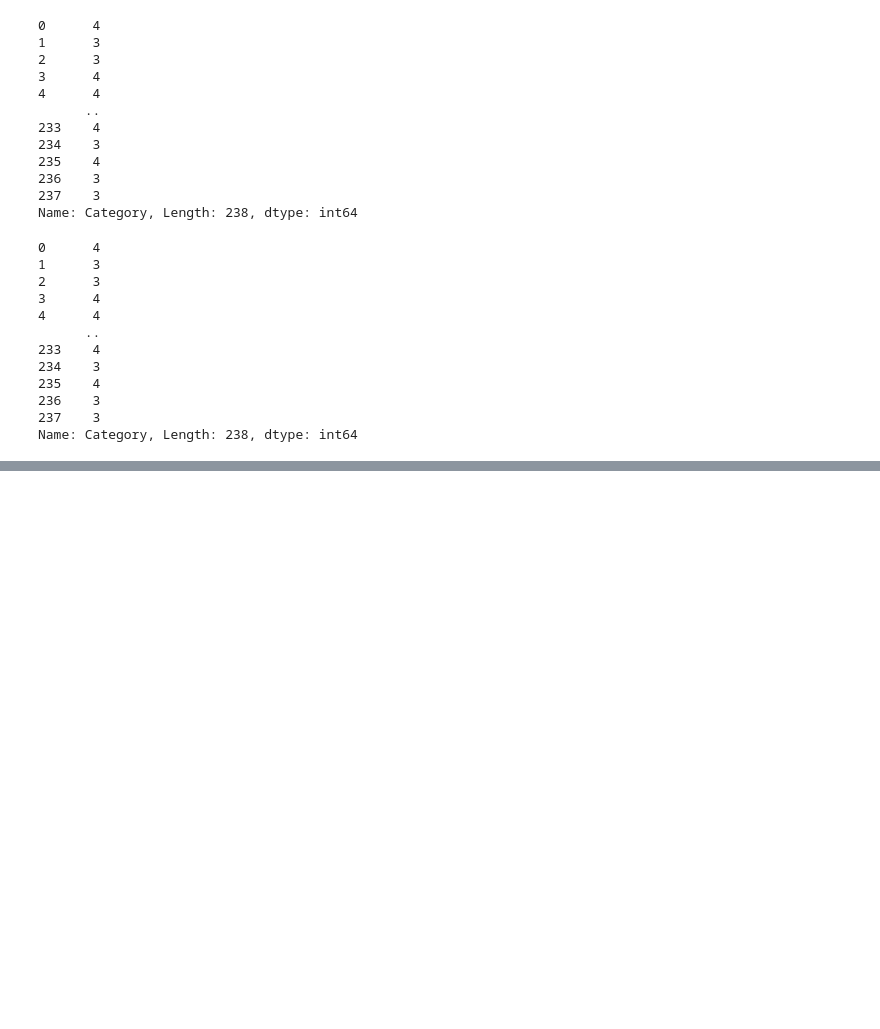
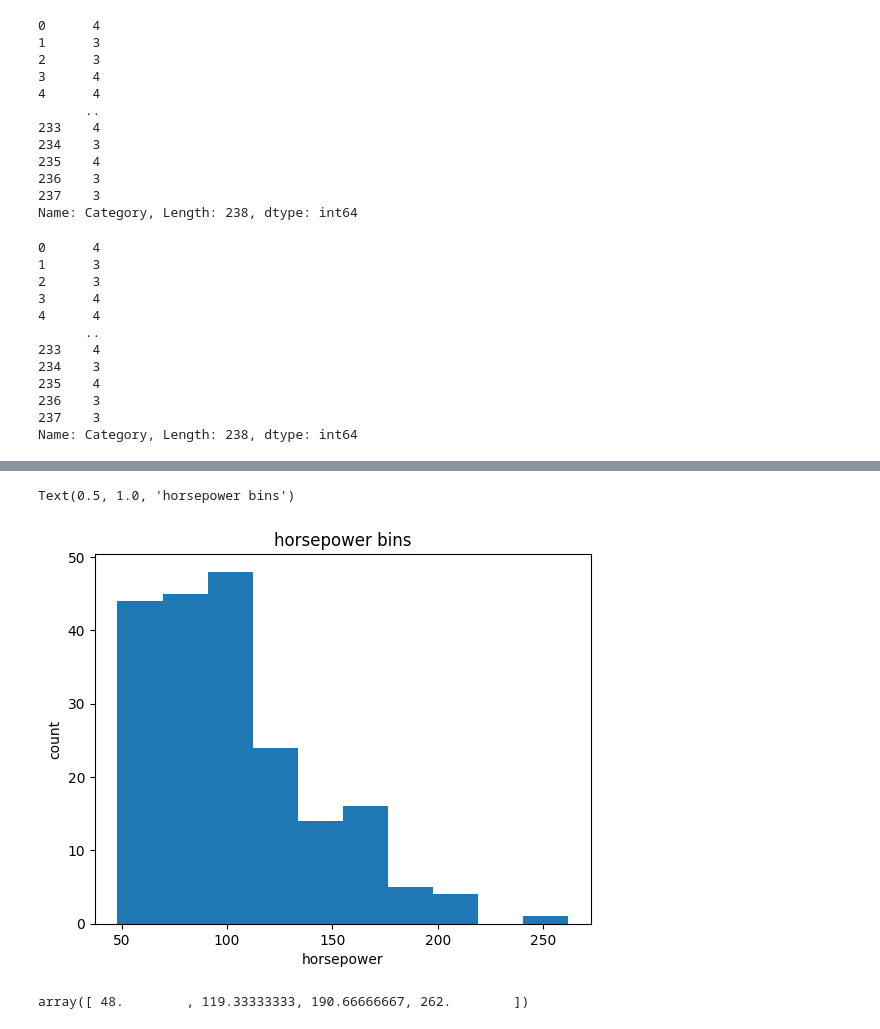
Before and after one commit to Jameers23/Data-Science, a Jupyter notebook: Data Analysis using Python/Data_Analysis.ipynb, the cells around one changed output, grey strips where cells are left out. Cells and saved outputs as stored; diff of their text form; code cells hidden in the pictures; blank space fills up the shorter version.

Commit message:
data-analysis

```diff
--- a/Data Analysis using Python/Data_Analysis.ipynb
+++ b/Data Analysis using Python/Data_Analysis.ipynb
@@ -155,0 +413,6 @@ Name: Category, Length: 238, dtype: int64
+# %%
+# Convert mpg to L/100km by mathematical operation (235 divided by mpg)
+df1['city-L/100km'] = 235/df1["city-mpg"]
+
+# check your transformed data
+df1.head()
@@ -155,0 +427,6 @@ Name: Category, Length: 238, dtype: int64
+# %%
+# rename column name from "highway-mpg" to "highway-L/100km"
+df1.rename(columns={'"highway-mpg"':'highway-L/100km'}, inplace=True)
+
+# check your transformed data
+df1.head()
@@ -155,0 +457,7 @@ Name: Category, Length: 238, dtype: int64
+# %%
+# replace (original value) by (original value)/(maximum value)
+df1['length'] = df1['length']/df1['length'].max()
+df1['width'] = df1['width']/df1['width'].max()
+df1['height'] = df1['height']/df1['height'].max()
+
+df1[['length', 'width', 'height']].head()
@@ -155,0 +482,2 @@ Name: Category, Length: 238, dtype: int64
+# %%
+df1["horsepower"]=df1["horsepower"].astype(int)
@@ -155,0 +486,13 @@ Name: Category, Length: 238, dtype: int64
+# %%
+plt.hist(df1.horsepower)
+plt.xlabel("horsepower")
+plt.ylabel("count")
+plt.title("horsepower bins")
+# %% [output]
+Text(0.5, 1.0, 'horsepower bins')
+[figure, added]
+# %%
+bins = np.linspace(min(df1["horsepower"]), max(df1["horsepower"]), 4) #since we are planning 3 bins, we need 4 values
+bins
+# %% [output]
+array([ 48.        , 119.33333333, 190.66666667, 262.        ])
```
Also changed, not shown: parts of 106 cells of this notebook, 5 other files.
